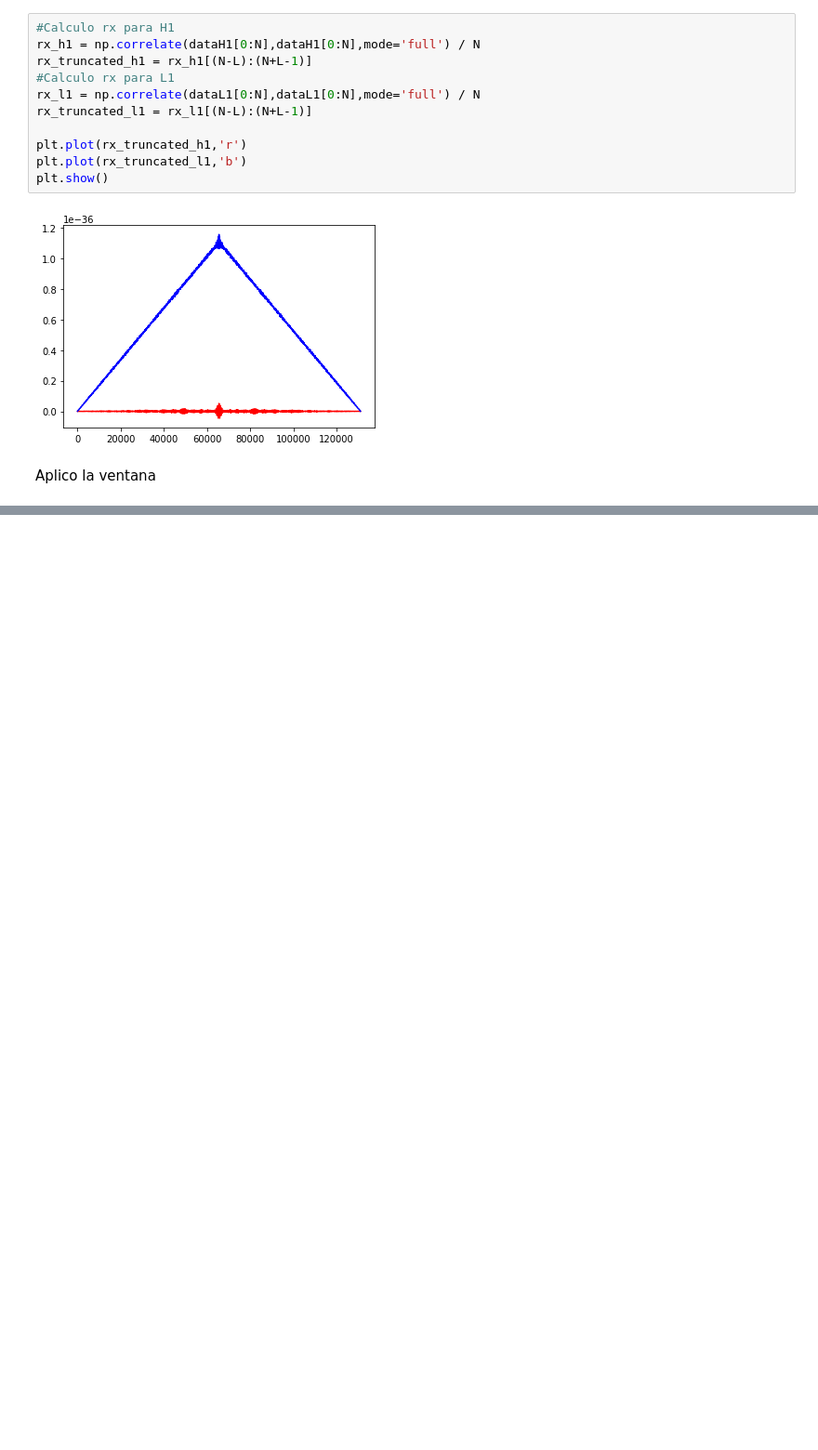
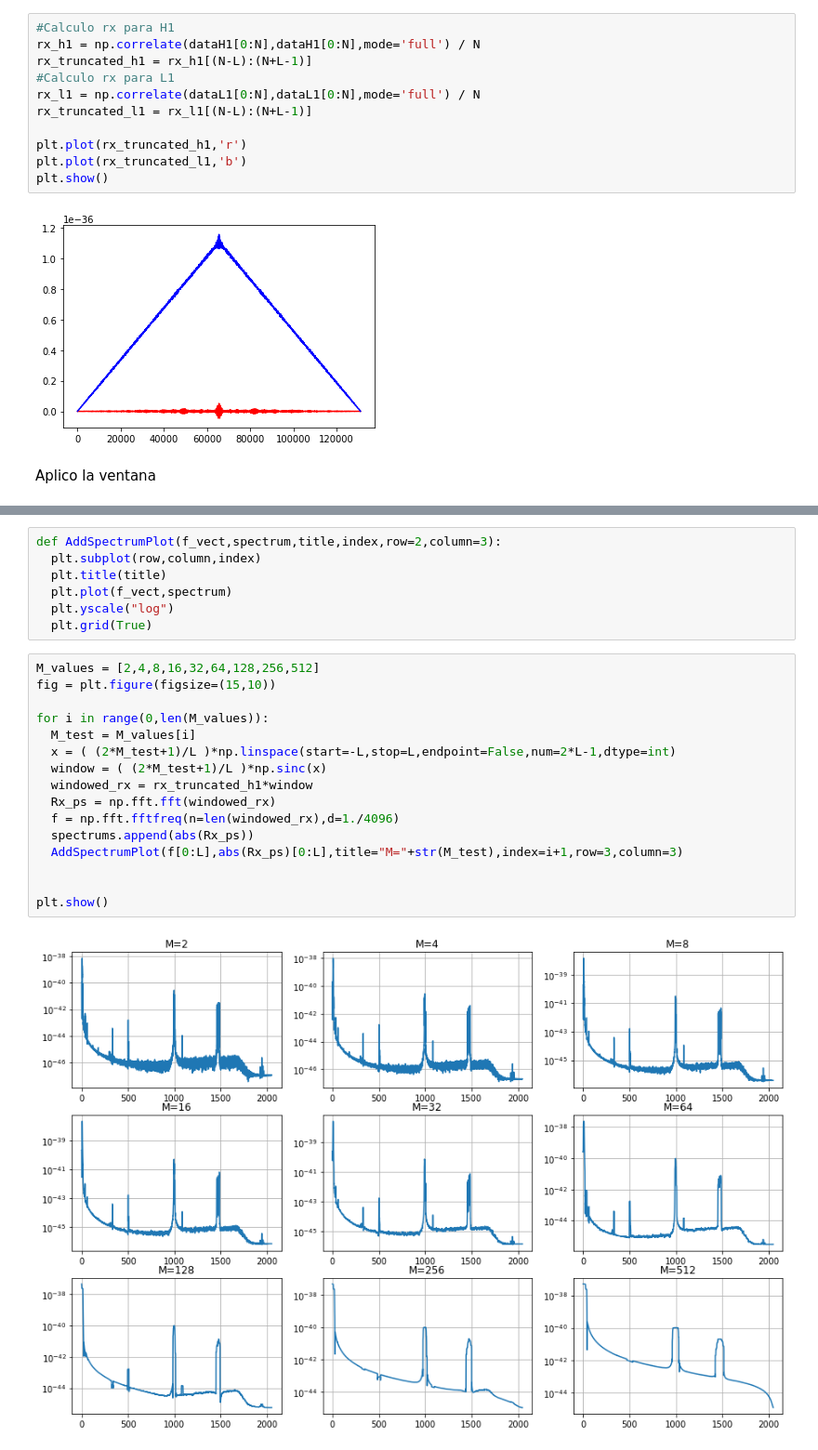
Before and after one commit to ManuMollon261297/PASA, a Jupyter notebook: TP1/Blackman.ipynb, the cells around one changed output, grey strips where cells are left out. Shown at 93% size. Saved outputs shown, nothing was run; the diff lists cells and outputs as text; blank space fills up the shorter version.

```diff
--- a/TP1/Blackman.ipynb
+++ b/TP1/Blackman.ipynb
@@ -157,3 +103,28 @@ plt.show()
+# %%
+def AddSpectrumPlot(f_vect,spectrum,title,index,row=2,column=3):
+  plt.subplot(row,column,index)
+  plt.title(title)
+  plt.plot(f_vect,spectrum)
+  plt.yscale("log")
+  plt.grid(True)
+# %%
+M_values = [2,4,8,16,32,64,128,256,512]
+fig = plt.figure(figsize=(15,10))
+
+for i in range(0,len(M_values)):
+  M_test = M_values[i]
+  x = ( (2*M_test+1)/L )*np.linspace(start=-L,stop=L,endpoint=False,num=2*L-1,dtype=int)
+  window = ( (2*M_test+1)/L )*np.sinc(x)
+  windowed_rx = rx_truncated_h1*window
+  Rx_ps = np.fft.fft(windowed_rx)
+  f = np.fft.fftfreq(n=len(windowed_rx),d=1./4096)
+  spectrums.append(abs(Rx_ps))
+  AddSpectrumPlot(f[0:L],abs(Rx_ps)[0:L],title="M="+str(M_test),index=i+1,row=3,column=3)
+
+
+plt.show()
+# %% [output]
+[figure, added]
 # %% [markdown]
 Como ultima variable a definir, se decidio utilizar para el filtro moving average:
 $$M=32$$
```
Also changed, not shown: parts of 4 cells of this notebook.
